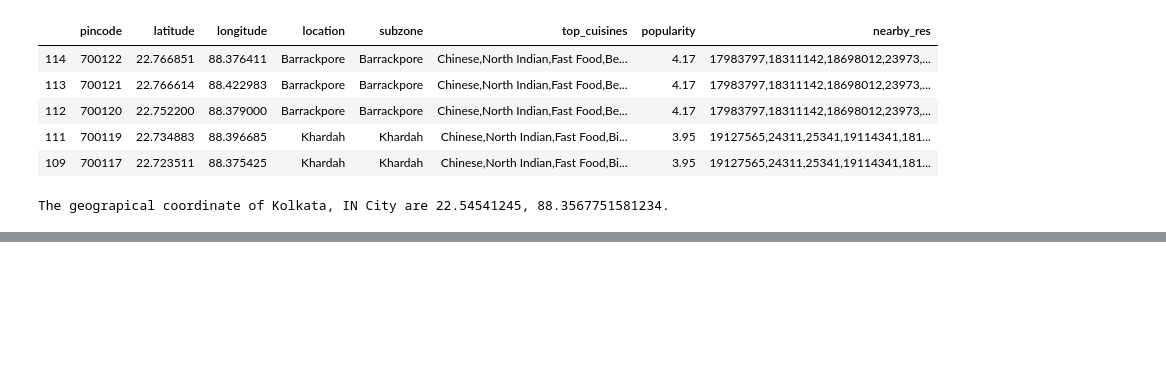
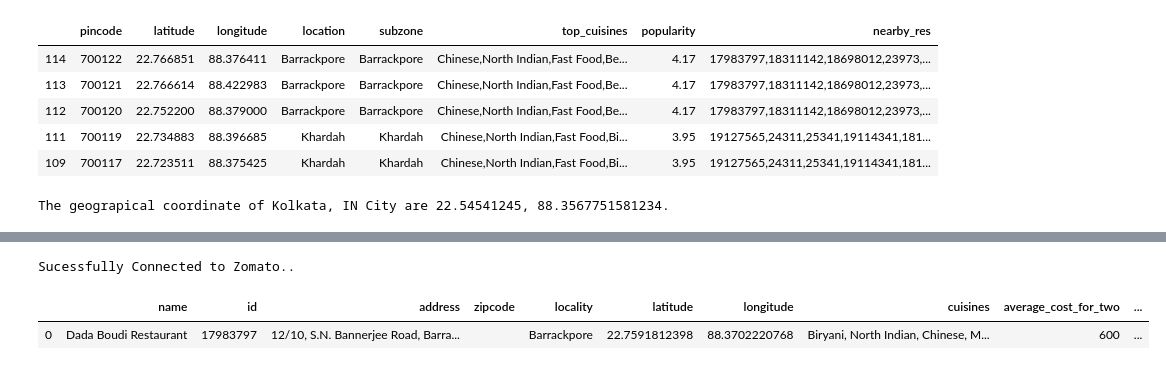
Before and after one commit to recervictory/Coursera_Capstone, a Jupyter notebook: Week 4/Battle.ipynb, the cells around one changed output, grey strips where cells are left out. Saved outputs shown, nothing was run; the diff lists cells and outputs as text; code cells hidden in the pictures; blank space fills up the shorter version.

```diff
--- a/Week 4/Battle.ipynb
+++ b/Week 4/Battle.ipynb
@@ -226,0 +256,23 @@ Good,3.9
+# %%
+def resturent(res_id=''):
+    res = zomato.restaurant(res_id)
+    res_dict = {}
+    res_dict['name'] = res['name']
+    res_dict['id'] = res['id']
+    res_dict['address'] = res['location']['address']
+    res_dict['zipcode'] = res['location']['zipcode']
+    res_dict['locality'] = res['location']['locality']
+    res_dict['latitude'] = res['location']['latitude']
+    res_dict['longitude'] = res['location']['longitude']
+    res_dict['cuisines'] = res['cuisines']
+    res_dict['average_cost_for_two'] = res['average_cost_for_two']
+    res_dict['highlights'] = ','.join(res['highlights'])
+    res_dict['aggregate_rating'] = res['user_rating']['aggregate_rating']
+    res_dict['number_of_reviews'] = res['all_reviews_count']
+    return res_dict
+
+pd.DataFrame(resturent('17983797'),index=[0])
+# %% [output]
+Sucessfully Connected to Zomato..
+|  | name | id | address | zipcode | locality | latitude | longitude | cuisines | average_cost_for_two | ... |
+| 0 | Dada Boudi Restaurant | 17983797 | 12/10, S.N. Bannerjee Road, Barra... |  | Barrackpore | 22.7591812398 | 88.3702220768 | Biryani, North Indian, Chinese, M... | 600 | ... |
```
Also changed, not shown: parts of 13 cells of this notebook, 1 other file.
